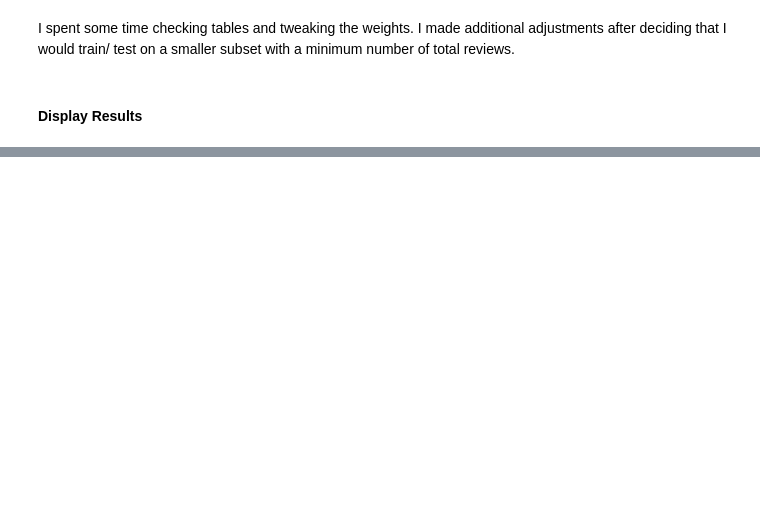
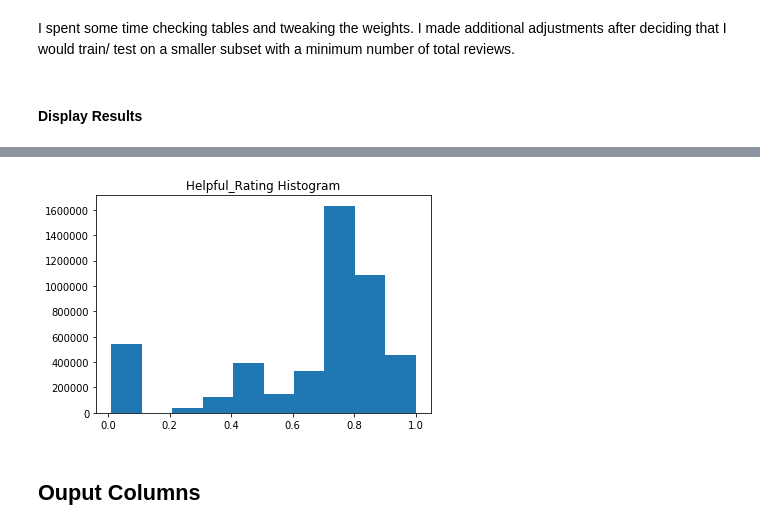
Before and after one commit to coreyjwade/Helpful_Reviews, a Jupyter notebook: Helpful_Reviews_Data_Wrangling.ipynb, the cells around one changed output, grey strips where cells are left out. Saved outputs shown, nothing was run; the diff lists cells and outputs as text; code cells hidden in the pictures; blank space fills up the shorter version.

```diff
--- a/Helpful_Reviews_Data_Wrangling.ipynb
+++ b/Helpful_Reviews_Data_Wrangling.ipynb
@@ -422,0 +667,8 @@ df_7.to_csv('df_7.csv')
+# %%
+plt.hist(df.Helpful_Rating, bins=10)
+plt.title('Helpful_Rating Histogram')
+plt.show()
+# %% [output]
+[figure, added]
+# %% [markdown]
+## Ouput Columns
```
Also changed, not shown: parts of 58 cells of this notebook.
